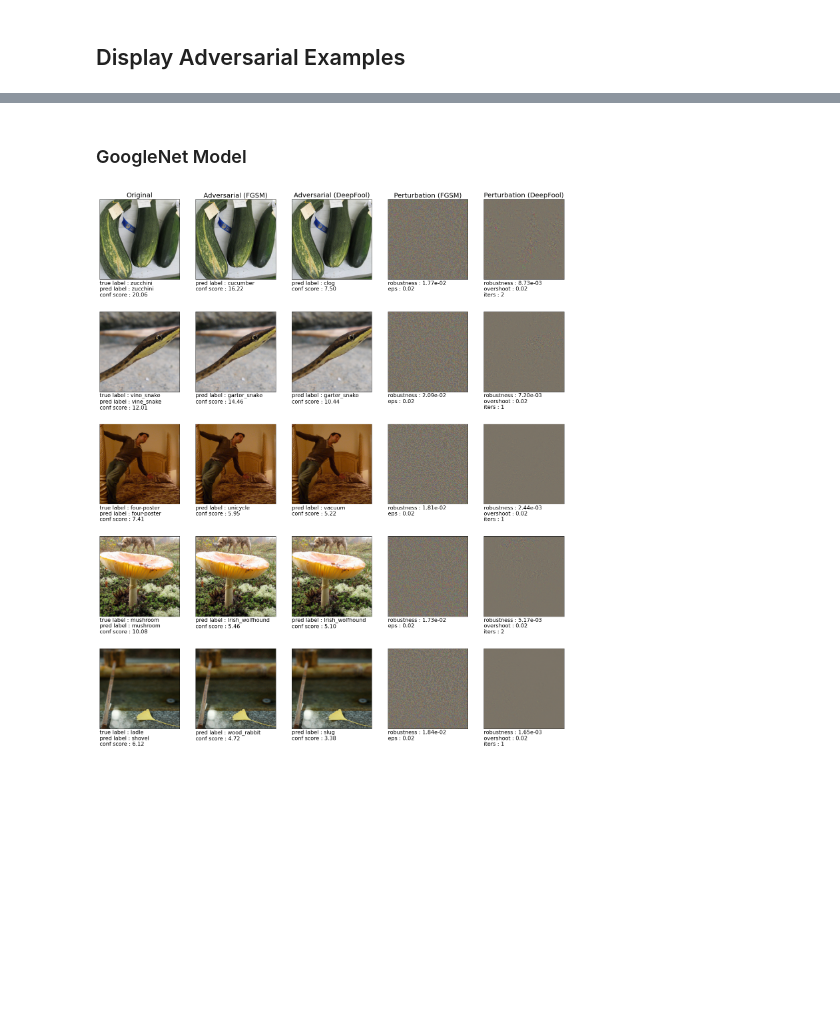
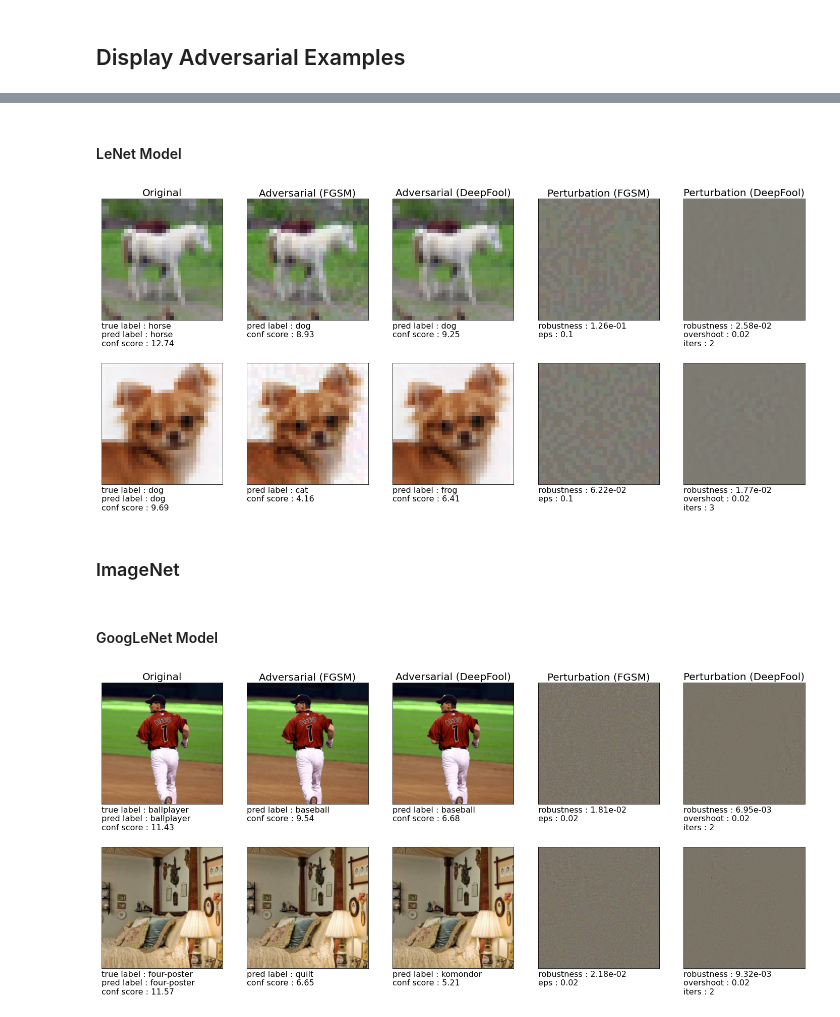
Before and after one commit to Maelstrom94/EEL6812_DeepFool_Project, a Jupyter notebook: Model_Demo_Adv.ipynb, the cells around one changed output, grey strips where cells are left out. Cells and saved outputs as stored; diff of their text form; code cells hidden in the pictures; blank space fills up the shorter version.

Commit message:
Added MNIST and CIFAR-10 examples to demo notebook

```diff
--- a/Model_Demo_Adv.ipynb
+++ b/Model_Demo_Adv.ipynb
@@ -364,16 +417,35 @@ DeepFool Time (Per Image) : 129.98 ms
+# %% [markdown]
+#### LeNet Model
+# %%
+fgsm_eps = 0.1
+model = LeNet_CIFAR().to(device)
+model.load_state_dict(torch.load('weights/clean/cifar_lenet.pth'))
+
+display_attack(device, model, cifar_test, cifar_tf_inv,
+               cifar_min, cifar_max, fgsm_eps, deep_args,
+               has_labels=False, l2_norm=True, pert_scale=1.0,
+               fig_rows=2, fig_width=25, fig_height=11,
+               label_map=cifar_classes)
+
+if device.type == 'cuda':
+    torch.cuda.empty_cache()
+# %% [output]
+[figure, added]
 # %% [markdown]
-### GoogleNet Model
+### ImageNet
+# %% [markdown]
+#### GoogLeNet Model
 # %%
 fgsm_eps = 0.02
 model = models.googlenet(pretrained=True).to(device)
 
 display_attack(device, model, imagenet_test, imagenet_tf_inv,
                imagenet_min, imagenet_max, fgsm_eps, deep_args,
-               has_labels=False, l2_norm=True, pert_scale=10.0,
-               fig_rows=5, fig_width=25, fig_height=30,
+               has_labels=False, l2_norm=True, pert_scale=5.0,
+               fig_rows=2, fig_width=25, fig_height=11,
                label_map=imagenet_classes)
 
 if device.type == 'cuda':
     torch.cuda.empty_cache()
 # %% [output]
-[figure, old version]
+[figure, new version]
```
Also changed, not shown: parts of 8 cells of this notebook, 1 other file.
